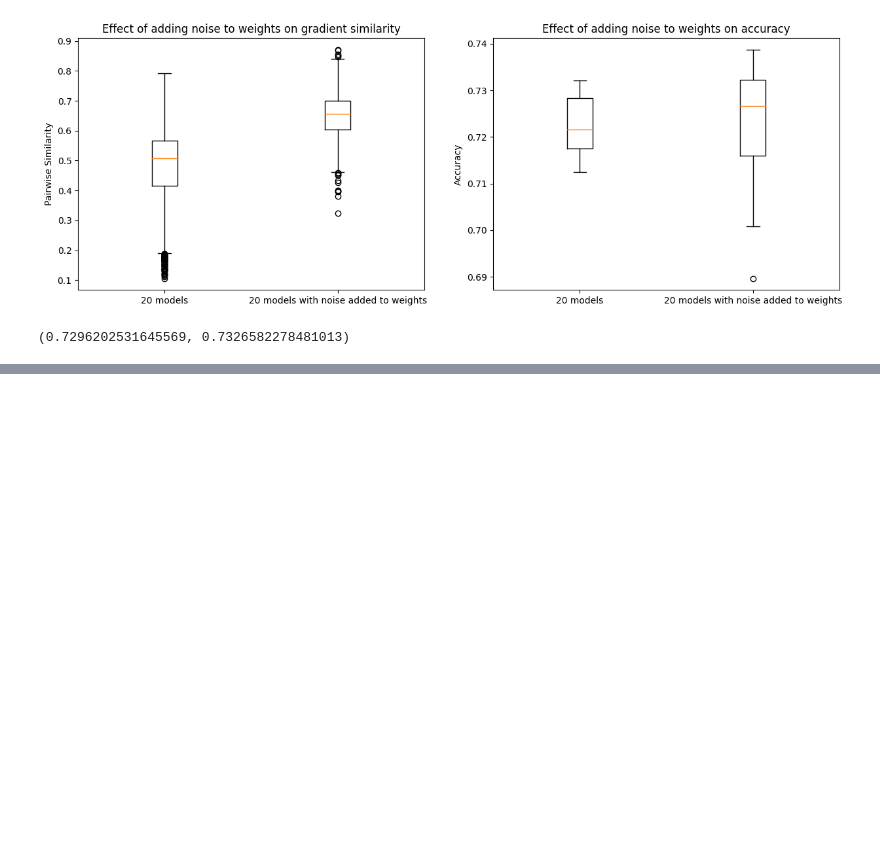
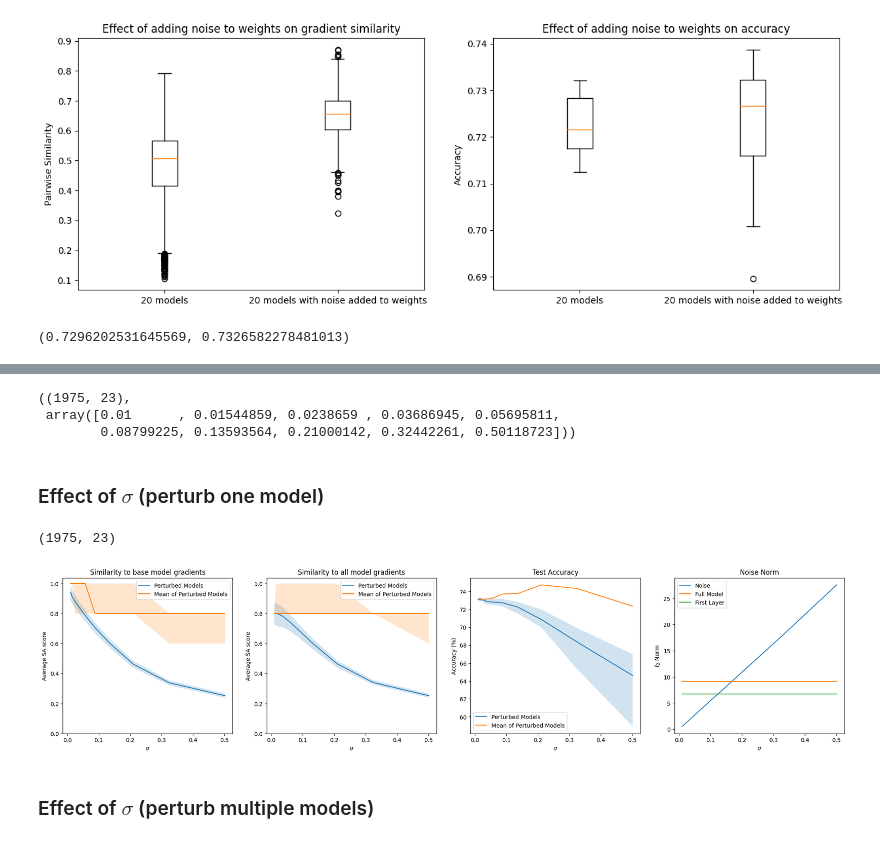
Before and after one commit to nicole-hjlin/harvard_cs282_ptg, a Jupyter notebook: notebooks/weight_sampling.ipynb, the cells around one changed output, grey strips where cells are left out. Drawn from its saved outputs; the diff is of its cells as text; code cells hidden in the pictures; blank space fills up the shorter version.

Commit message:
ablations on perturbation method

```diff
--- a/notebooks/weight_sampling.ipynb
+++ b/notebooks/weight_sampling.ipynb
@@ -101,7 +115,7 @@ layer_str = 'network.0.weight'
 for j in tqdm(range(len(model_idx))):
     for i in range(n_samples):
         model = model_class(*model_args)
-        state_dict = torch.load(f'{directory}/{random_source}_model_{model_idx[j]}.pth')
+        state_dict = torch.load(f'{directory}/model_{model_idx[j]}.pth')
         # Add noise to layer weights
         state_dict[layer_str] += torch.randn(state_dict[layer_str].shape) * sigma
         model.load_state_dict(state_dict)
@@ -138,0 +155,17 @@ smooth_ensemble_preds = np.where(smooth_preds.mean(axis=0) > 0.5, 1, 0)
+# %%
+# Average of all 1000 trained models
+sigmas = np.logspace(-2, -0.3, 10)
+grads_gt = np.array([np.load(f'{directory}/grads_{idx}.npy') for idx in range(n_models)]).mean(axis=0)
+grads_gt.shape, sigmas
+# %% [output]
+((1975, 23),
+ array([0.01      , 0.01544859, 0.0238659 , 0.03686945, 0.05695811,
+        0.08799225, 0.13593564, 0.21000142, 0.32442261, 0.50118723]))
+# %% [markdown]
+### Effect of $\sigma$ (perturb one model)
+# %%
+model = load_model(0)
+grads = model.compute_gradients(X_test, return_numpy=True)
+grads.shape
+# %% [output]
+(1975, 23)
@@ -138,0 +183,51 @@ smooth_ensemble_preds = np.where(smooth_preds.mean(axis=0) > 0.5, 1, 0)
+# %%
+topk_og, signs_og = get_top_k(5, grads, return_sign=True)
+topk_gt, signs_gt = get_top_k(5, grads_gt, return_sign=True)
+topk_mean, signs_mean = get_top_k(5, pert_grads.mean(axis=1), return_sign=True)
+topk, signs = get_top_k(5, pert_grads, return_sign=True)
+
+# Similarity
+sa_gt = np.zeros((len(sigmas), n_inputs))
+sa_og = np.zeros((len(sigmas), n_inputs))
+for i in tqdm(range(len(sigmas))):
+    sa_gt[i] = average_ground_truth_score(topk[i], signs[i], topk_gt, signs_gt, top_k_sa)
+    sa_og[i] = average_ground_truth_score(topk[i], signs[i], topk_og, signs_og, top_k_sa)
+sa_mean_gt = ground_truth_score(topk_mean, signs_mean, topk_gt, signs_gt, top_k_sa)
+sa_mean_og = ground_truth_score(topk_mean, signs_mean, topk_og, signs_og, top_k_sa)
+# %%
+fig, ax = plt.subplots(nrows=1, ncols=4, figsize=(25, 5), dpi=100)
+sas = [[sa_og, sa_mean_og], [sa_gt, sa_mean_gt]]
+titles = ['Similarity to base model gradients',
+          'Similarity to all model gradients',
+          'Test Accuracy',
+          'Noise Norm']
+labels = ['Individual Perturbation', 'Mean of Perturbations (Perturbed Model)']
+layer_weights = model.state_dict()[perturb_layers[0]]
+noise = [torch.randn_like(layer_weights) * sigma for sigma in sigmas]
+for i in range(4):
+    if i == 3:
+        ax[i].plot(sigmas, [n.norm().item() for n in noise], label='Noise')
+        ax[i].plot(sigmas, [get_weight_norm(model.state_dict())]*len(sigmas), label='Full Model')
+        ax[i].plot(sigmas, [(model.state_dict()[perturb_layers[0]]).norm()]*len(sigmas), label='First Layer')
+        ax[i].set_ylabel('$\ell_2$ Norm')
+    elif i == 2:
+        q = np.quantile(accs*100, [0.25, 0.5, 0.75], axis=1)
+        ax[i].plot(sigmas, q[1], label=labels[0])
+        ax[i].fill_between(sigmas, q[0], q[2], alpha=0.2)
+        ax[i].plot(sigmas, accs_mean*100, label=labels[1])
+        ax[i].set_ylabel('Accuracy (%)')
+    else:
+        for j in range(2):
+            q = np.quantile(sas[i][j], [0.25, 0.5, 0.75], axis=1)
+            ax[i].plot(sigmas, q[1], label=labels[j])
+            ax[i].fill_between(sigmas, q[0], q[2], alpha=0.2)
+            ax[i].set_yticks(np.arange(0, 1.01, 0.2))
+        ax[i].set_ylabel('Average SA score')
+    ax[i].set_xlabel('$\sigma$')
+    ax[i].set_title(titles[i])
+    ax[i].legend()
+plt.show()
+# %% [output]
+[figure, added]
+# %% [markdown]
+### Effect of $\sigma$ (perturb multiple models)
```
Also changed, not shown: parts of 32 cells of this notebook.
